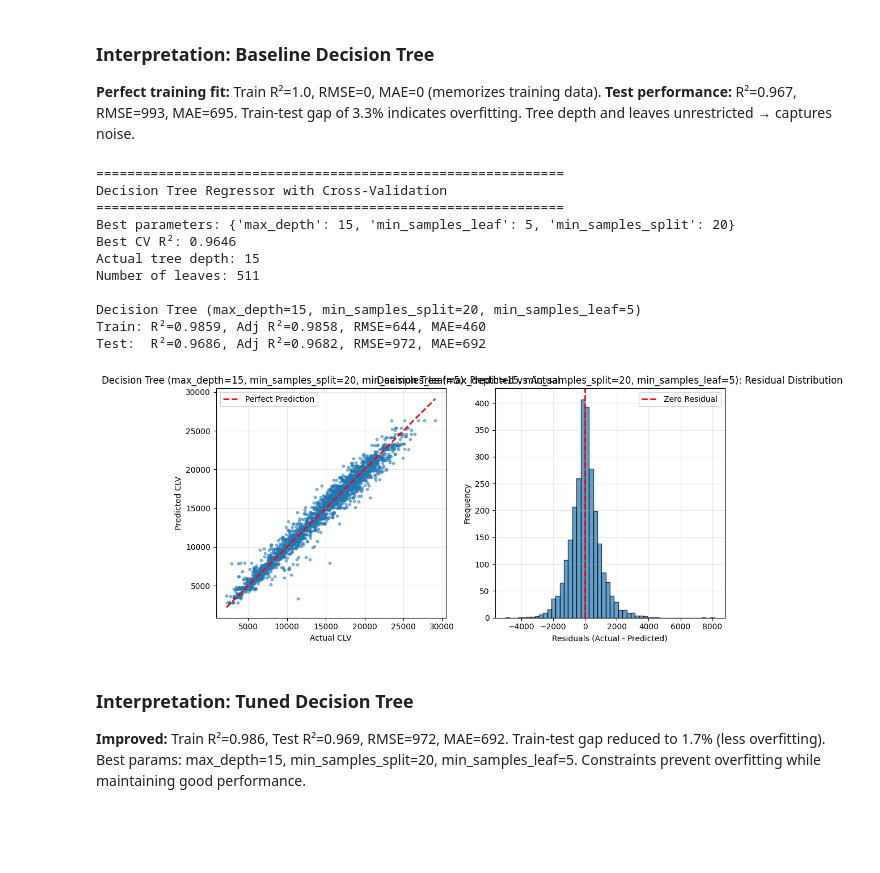
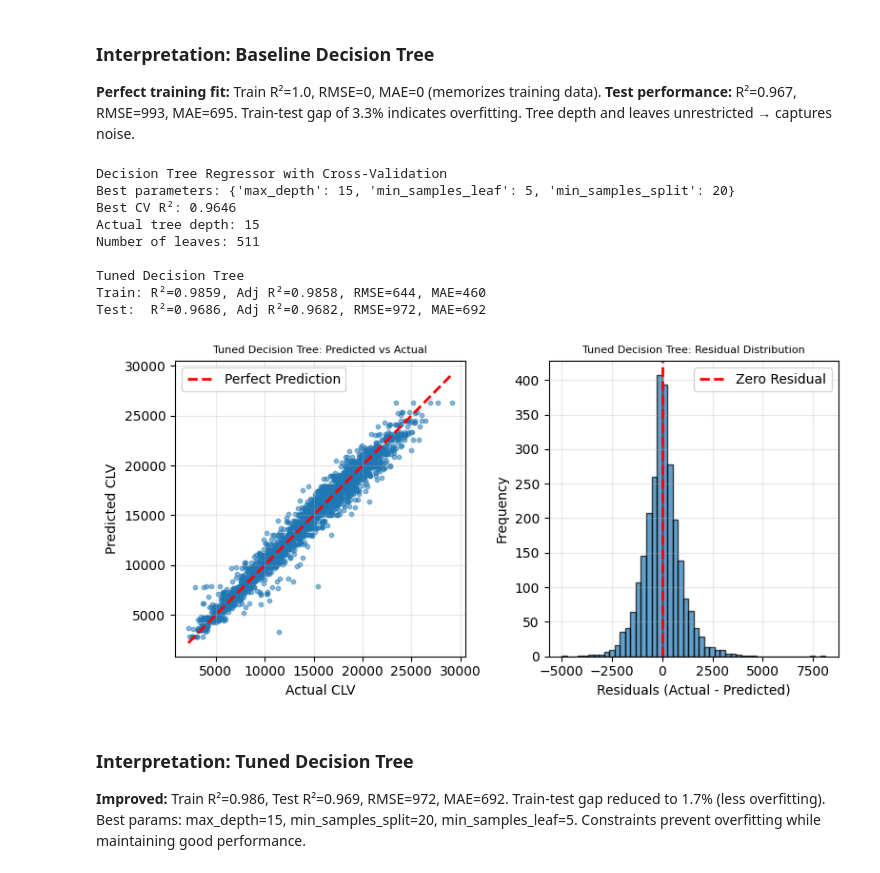
Before and after one commit to nncsimo/DSML2526, a Jupyter notebook: Abgabe/Assignment_02_3214721.ipynb, the cells around one changed output. Drawn from its saved outputs; the diff is of its cells as text; code cells hidden in the pictures; blank space fills up the shorter version.

```diff
--- a/Abgabe/Assignment_02_3214721.ipynb
+++ b/Abgabe/Assignment_02_3214721.ipynb
@@ -400,20 +407,25 @@ model_features = [col for col in X_train_processed_df.columns if col not in
 
 We have to check for multicollinearity  and remove highly correlated features or apply dimensionality techniques to take this into account. To do this we are taking a look at a correlation matrix:
 # %%
-correlation_matrix = X_train_processed_df[model_features].corr()
-plt.figure(figsize=(10, 8))
+fig, ax = plt.subplots(figsize=(8, 6))
 sns.heatmap(
-    correlation_matrix,
+    X_train_processed_df[model_features].corr(),
     annot=True,
-    fmt='.2f',              # 2 decimal places instead of many
-    cmap='RdBu_r',          # Diverging colormap
-    center=0,               # Center at 0
-    vmin=-1, vmax=1,        # Fixed scale
-    square=True,            # Square cells
-    linewidths=0.5,         # Grid lines between cells
-    annot_kws={'size': 5}   # Smaller font for annotations
+    fmt='.2f',
+    cmap='RdBu_r',
+    center=0,
+    vmin=-1, vmax=1,
+    square=True,
+    linewidths=0.5,
+    annot_kws={'size': 4},
+    ax=ax,
+    xticklabels=True,
+    yticklabels=True
 )
-plt.xticks(rotation=45, ha='right')
+ax.tick_params(axis='x', rotation=45, labelsize=7)
+ax.tick_params(axis='y', rotation=0, labelsize=7)
+for label in ax.get_xticklabels():
+    label.set_ha('right')
 plt.tight_layout()
 plt.show()
 # %% [output]
@@ -800,7 +760,7 @@ for degree in [2, 3]:
         X_test_poly,
         y_train,
         y_test,
-        model_name = f"Polynomial Regression (degree={degree})",
+        model_name = f"Poly. Regression (degree={degree})",
         feature_names = poly.get_feature_names_out(X_train_processed_df.columns)
 
     )
@@ -890,9 +850,7 @@ We apply Elastic Net regularization to the best-performing model (degree=2 polyn
 advanced_model_results = []
 
 # Elastic Net Regression with existing Polynomial Degree 2 - Default Parameters
-print("\n" + "="*60)
 print("Elastic Net Regression - Polynomial Degree 2 (Default Parameters)")
-print("="*60)
 
 # Reuse the polynomial transformer from Task 3
 poly_2_transformer = poly_results[0]['poly_transformer']  # degree=2 is first in list
@@ -910,7 +868,7 @@ elastic_net_poly2_default.fit(X_train_poly_2, y_train)
 # Evaluate the model
 elastic_net_poly2_default_metrics, elastic_net_poly2_default_pred = evaluate_model(
     elastic_net_poly2_default, X_train_poly_2, X_test_poly_2,
-    y_train, y_test, "Elastic Net Poly-2 (Default: alpha=1.0, l1_ratio=0.5)"
+    y_train, y_test, "Elastic Net Poly-2"
 )
 
 advanced_model_results.append(elastic_net_poly2_default_metrics)
@@ -932,9 +888,7 @@ Moderate fit: Adj R²=0.70, RMSE=2,721, MAE=2,178. High alpha (strong regulariza
 Optimize model with GridSearchCV (hyperparameter tuning + cross-validation):
 # %%
 # Elastic Net Regression with existing Polynomial Degree 2 and GridSearchCV
-print("\n" + "="*60)
 print("Elastic Net Regression - Polynomial Degree 2 with Cross-Validation")
-print("="*60)
 print(f"Features after polynomial transformation: {X_train_poly_2.shape[1]}")
 
 elastic_net_params = {
@@ -967,7 +921,7 @@ print(f"Best CV R2: {elastic_net_poly2_grid.best_score_:.4f}")
 elastic_net_poly2_metrics, elastic_net_poly2_pred = evaluate_model(
     elastic_net_poly2_grid.best_estimator_, X_train_poly_2, X_test_poly_2,
     y_train, y_test,
-    f"Elastic Net Poly-2 (alpha={elastic_net_poly2_grid.best_params_['alpha']}, l1_ratio={elastic_net_poly2_grid.best_params_['l1_ratio']})"
+    f"Tuned Elastic Net Poly-2"
 )
 
 advanced_model_results.append(elastic_net_poly2_metrics)
@@ -1098,9 +1045,7 @@ Test:  R²=0.9671, Adj R²=0.9668, RMSE=993, MAE=695
 **Perfect training fit:** Train R²=1.0, RMSE=0, MAE=0 (memorizes training data). **Test performance:** R²=0.967, RMSE=993, MAE=695. Train-test gap of 3.3% indicates overfitting. Tree depth and leaves unrestricted → captures noise.
 # %%
 # Decision Tree Regressor with GridSearchCV
-print("\n" + "="*60)
 print("Decision Tree Regressor with Cross-Validation")
-print("="*60)
 
 # Create adjusted R² scorer for Decision Tree features
 n_features_tree = X_train_processed.shape[1]
@@ -1108,50 +1053,45 @@ adjusted_r2_scorer_tree = make_scorer(
     lambda y_true, y_pred: adjusted_r2_score(y_true, y_pred, n_features_tree),
     greater_is_better=True
 )
-
 tree_params = {
     'max_depth': [3, 5, 7, 10, 15, None],
     'min_samples_split': [2, 5, 10, 20],
     'min_samples_leaf': [1, 2, 5, 10]
 }
-
 tree_grid = GridSearchCV(
     DecisionTreeRegressor(random_state=RANDOM_STATE),
     tree_params,
     cv=5,
     scoring=adjusted_r2_scorer_tree,
     return_train_score=True,
     n_jobs=-1
 )
-
 tree_grid.fit(X_train_processed, y_train)
 
 print(f"Best parameters: {tree_grid.best_params_}")
 print(f"Best CV R²: {tree_grid.best_score_:.4f}")
 print(f"Actual tree depth: {tree_grid.best_estimator_.get_depth()}")
 print(f"Number of leaves: {tree_grid.best_estimator_.get_n_leaves()}")
 
 # Evaluate best Decision Tree model
 tree_tuned_metrics, tree_tuned_pred = evaluate_model(
     tree_grid.best_estimator_, X_train_processed, X_test_processed,
     y_train, y_test,
-    f"Decision Tree (max_depth={tree_grid.best_params_['max_depth']}, min_samples_split={tree_grid.best_params_['min_samples_split']}, min_samples_leaf={tree_grid.best_params_['min_samples_leaf']})"
+    f"Tuned Decision Tree"
 )
 
 advanced_model_results.append(tree_tuned_metrics)
 # %% [output]
-============================================================
 Decision Tree Regressor with Cross-Validation
-============================================================
 Best parameters: {'max_depth': 15, 'min_samples_leaf': 5, 'min_samples_split': 20}
 Best CV R²: 0.9646
 Actual tree depth: 15
 Number of leaves: 511
 
-Decision Tree (max_depth=15, min_samples_split=20, min_samples_leaf=5)
+Tuned Decision Tree
 Train: R²=0.9859, Adj R²=0.9858, RMSE=644, MAE=460
 Test:  R²=0.9686, Adj R²=0.9682, RMSE=972, MAE=692
-[figure, old version]
+[figure, new version]
 # %% [markdown]
 ### Interpretation: Tuned Decision Tree
 
```
Also changed, not shown: parts of 26 cells of this notebook.
